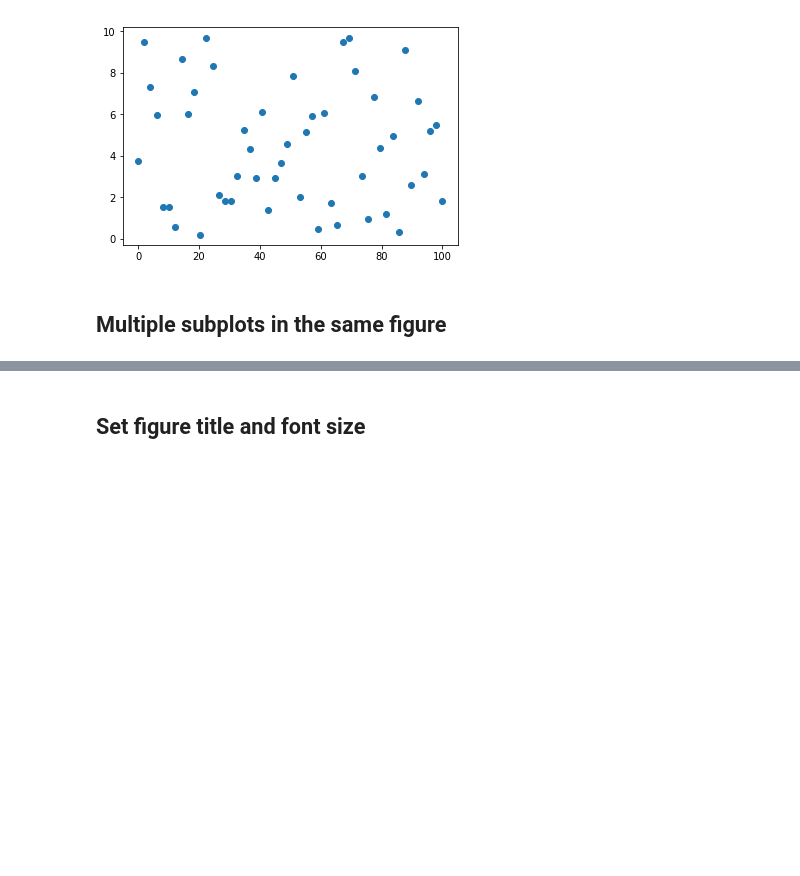
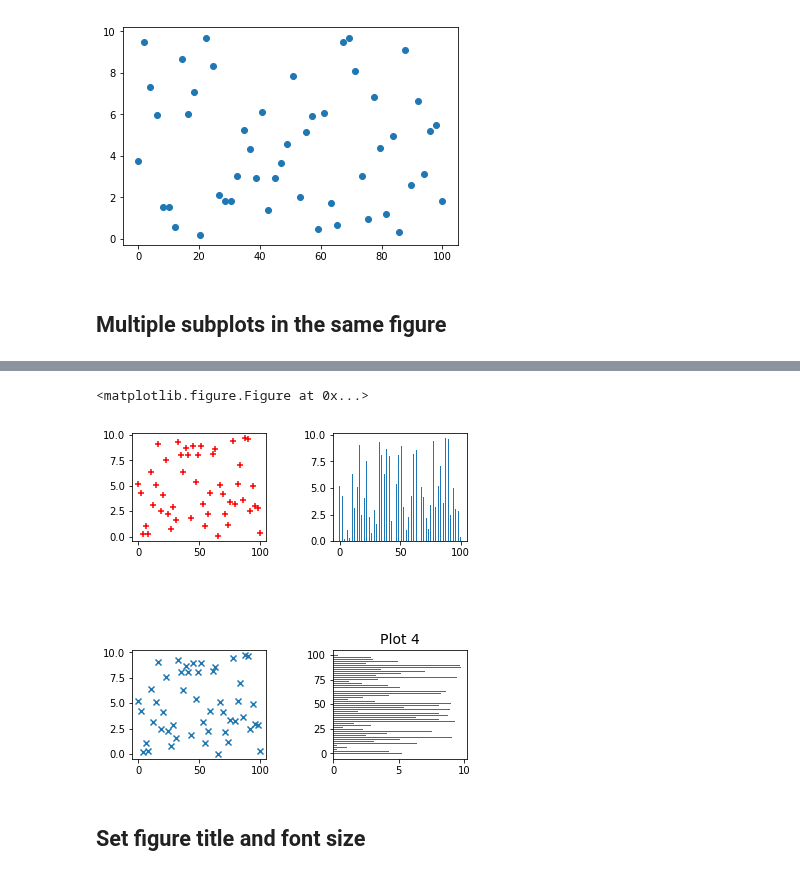
Before and after one commit to queirozfcom/python-sandbox, a Jupyter notebook: python3/notebooks/matplotlib/pyplot-by-example/main.ipynb, the cells around one changed output, grey strips where cells are left out. Cells and saved outputs as stored; diff of their text form; code cells hidden in the pictures; blank space fills up the shorter version.

```diff
--- a/python3/notebooks/matplotlib/pyplot-by-example/main.ipynb
+++ b/python3/notebooks/matplotlib/pyplot-by-example/main.ipynb
@@ -73,3 +75,24 @@ fig.set_size_inches(6,6)
+# %%
+# clear current figure
+plt.clf()
+
+fig, axes = plt.subplots(2,2)
+
+axes[0][0].scatter(x,y,c='red',marker='+')
+
+axes[0][1].bar(x,y)
+
+axes[1][0].scatter(x,y,marker='x')
+
+axes[1][1].barh(x,y)
+axes[1][1].set_title('Plot 4',size=14)
+
+plt.subplots_adjust(wspace=0.50, hspace=1.0)
+
+fig.set_size_inches(6,6)
+# %% [output]
+<matplotlib.figure.Figure at 0x...>
+[figure, added]
 # %% [markdown]
 ## Set figure title and font size
 # %%
```
Also changed, not shown: parts of 4 cells of this notebook, 1 other file.
